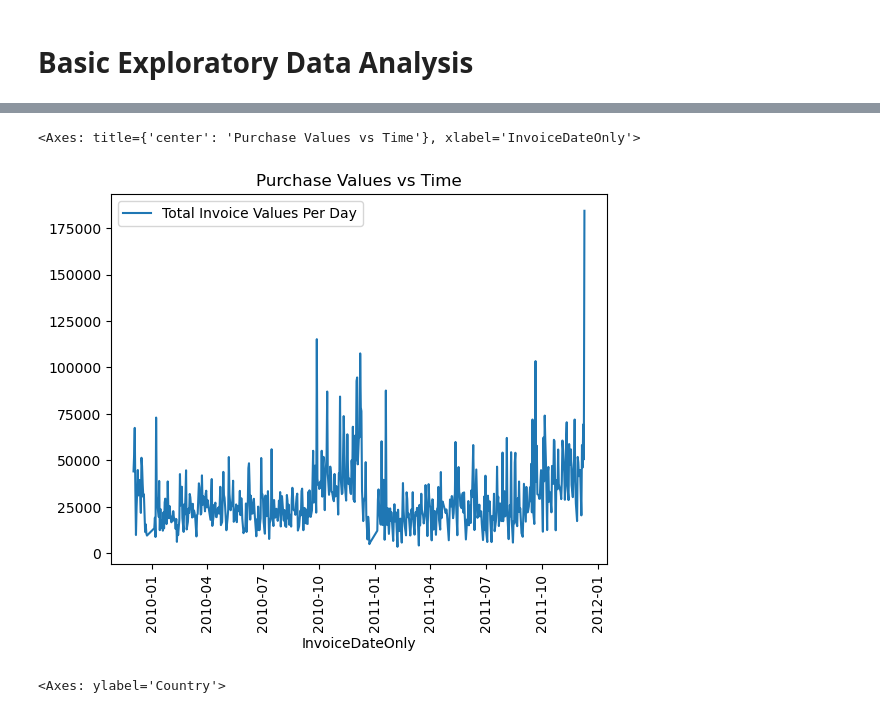
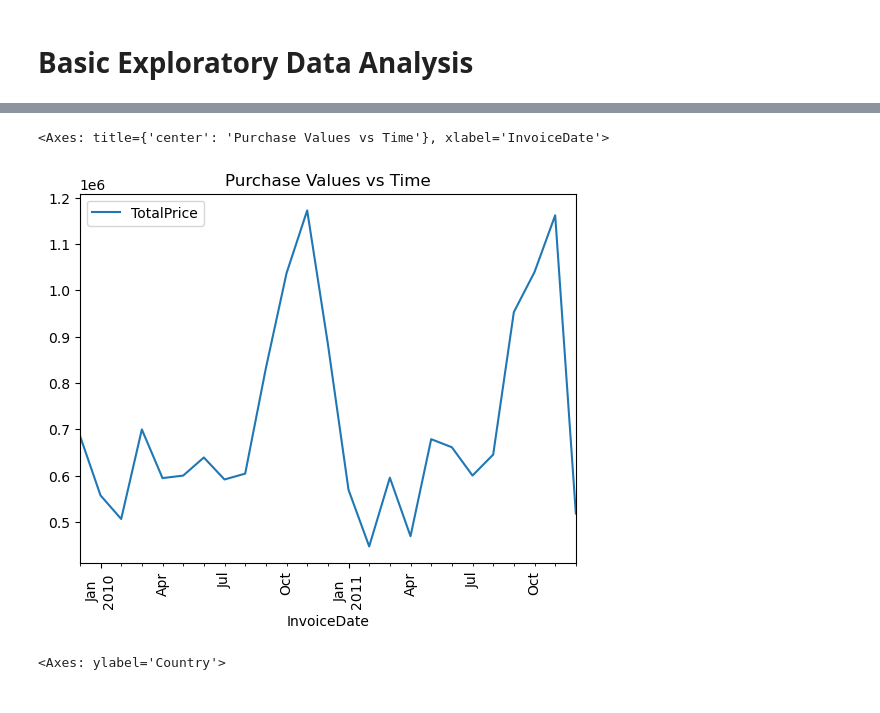
Before and after one commit to ZhijingEu/Customer_Lifetime_Values_BTYD_Modelling_PyMCMarketing, a Jupyter notebook: Buy-Till-You-Die_OLRetail_PyMCMktg_.ipynb, the cells around one changed output, grey strips where cells are left out. Drawn from its saved outputs; the diff is of its cells as text; code cells hidden in the pictures.

Commit message:
UpdatedWTimeAgg
Updated with details on time aggregation

```diff
--- a/Buy-Till-You-Die_OLRetail_PyMCMktg_.ipynb
+++ b/Buy-Till-You-Die_OLRetail_PyMCMktg_.ipynb
@@ -139,0 +143,28 @@ data_by_line_item_transaction_clean.describe(include='all').T
+# %%
+#This function aggregates the transactional data into different levels of time granularity - days , weeks, months, years
+
+def aggregate_by_time(data,order_id,transaction_id,customer_id,timestamp,monetary_value,granularity="d"):
+    df_monetary_value=data[[timestamp,customer_id,monetary_value]].groupby([
+                 pd.Grouper(key=timestamp, axis=0,freq=granularity),
+                 customer_id
+               ]).sum()
+    df_monetary_value=df_monetary_value.reset_index()
+
+    df_invoice_count=data[[timestamp,order_id,customer_id]].groupby([
+                 pd.Grouper(key=timestamp, axis=0,freq=granularity),
+                 customer_id
+               ]).nunique()
+    df_invoice_count=df_invoice_count.reset_index()
+
+    df_trxline_count=data[[timestamp,transaction_id,customer_id]].groupby([
+                 pd.Grouper(key=timestamp, axis=0,freq=granularity),
+                 customer_id
+               ]).count()
+    df_trxline_count=df_trxline_count.reset_index()
+
+    df=df_monetary_value.merge(df_invoice_count, on=[timestamp,customer_id])
+    df=df.merge(df_trxline_count, on=[timestamp,customer_id])
+
+    df=df.rename(columns = {order_id:'Unique Count Of '+order_id,transaction_id:'Count of '+transaction_id})
+
+    return df
@@ -139,0 +195,10 @@ data_by_line_item_transaction_clean.describe(include='all').T
+# %%
+data_agg_by_month=aggregate_by_time(full_data_by_line_item_transaction_clean,
+                                   "Invoice",
+                                   "Transaction Id",
+                                   "Customer ID",
+                                   "InvoiceDate",
+                                   "TotalPrice",
+                                   "ME")
+
+data_agg_by_month
@@ -167,12 +339,10 @@ df_TotalInvoicesByDate
 # %%
-df_TotalPurchaseValueByDate=full_data_by_line_item_transaction_clean_copy[["InvoiceDateOnly","TotalPrice"]].groupby("InvoiceDateOnly").agg('sum')
+df_TotalPurchaseValueByMonth=data_agg_by_month[["InvoiceDate","TotalPrice"]].groupby("InvoiceDate").agg('sum')
 
-df_TotalPurchaseValueByDate = df_TotalPurchaseValueByDate.rename(columns={'TotalPrice': 'Total Invoice Values Per Day'})
-
-df_TotalPurchaseValueByDate.plot(kind='line', rot='vertical',title='Purchase Values vs Time')
+df_TotalPurchaseValueByMonth.plot(kind='line', rot='vertical',title='Purchase Values vs Time')
 # %% [output]
-<Axes: title={'center': 'Purchase Values vs Time'}, xlabel='InvoiceDateOnly'>
+<Axes: title={'center': 'Purchase Values vs Time'}, xlabel='InvoiceDate'>
-[figure, old version]
+[figure, new version]
 # %%
 #Top Countries By Spend
 df_country_spend = pd.DataFrame(full_data_by_line_item_transaction_clean.groupby("Country")['TotalPrice'].sum())
```
Also changed, not shown: parts of 17 cells of this notebook.
